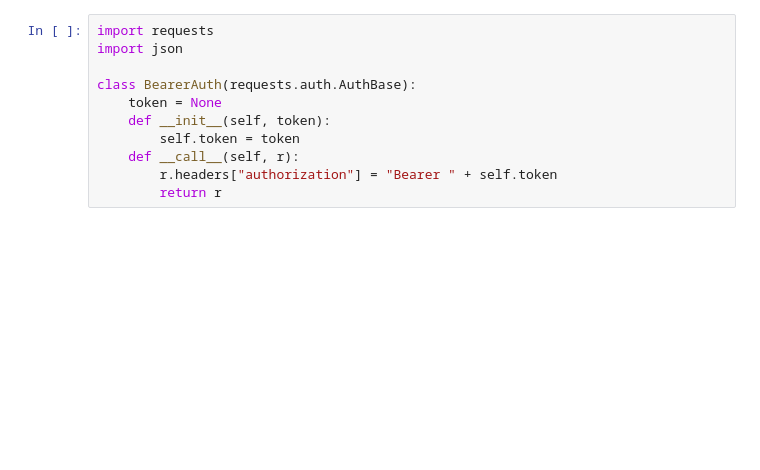
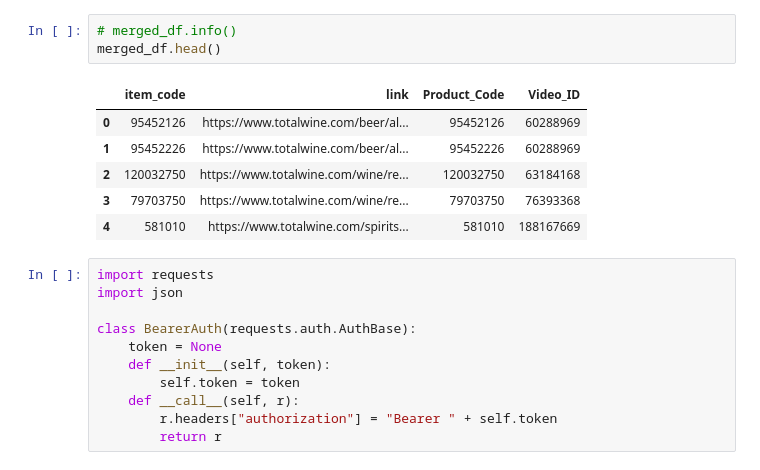
Before and after one commit to jerry1101/video_sitemap, a Jupyter notebook: Untitled.ipynb, the cells around one changed output. Saved outputs shown, nothing was run; the diff lists cells and outputs as text; blank space fills up the shorter version.

Commit message:
compase video sitemap

```diff
--- a/Untitled.ipynb
+++ b/Untitled.ipynb
@@ -1,3 +52,13 @@
+# %%
+# merged_df.info()
+merged_df.head()
+# %% [output]
+|  | item_code | link | Product_Code | Video_ID |
+| 0 | 95452126 | https://www.totalwine.com/beer/al... | 95452126 | 60288969 |
+| 1 | 95452226 | https://www.totalwine.com/beer/al... | 95452226 | 60288969 |
+| 2 | 120032750 | https://www.totalwine.com/wine/re... | 120032750 | 63184168 |
+| 3 | 79703750 | https://www.totalwine.com/wine/re... | 79703750 | 76393368 |
+| 4 | 581010 | https://www.totalwine.com/spirits... | 581010 | 188167669 |
 # %%
 import requests
 import json
```
Also changed, not shown: parts of 13 cells of this notebook.
